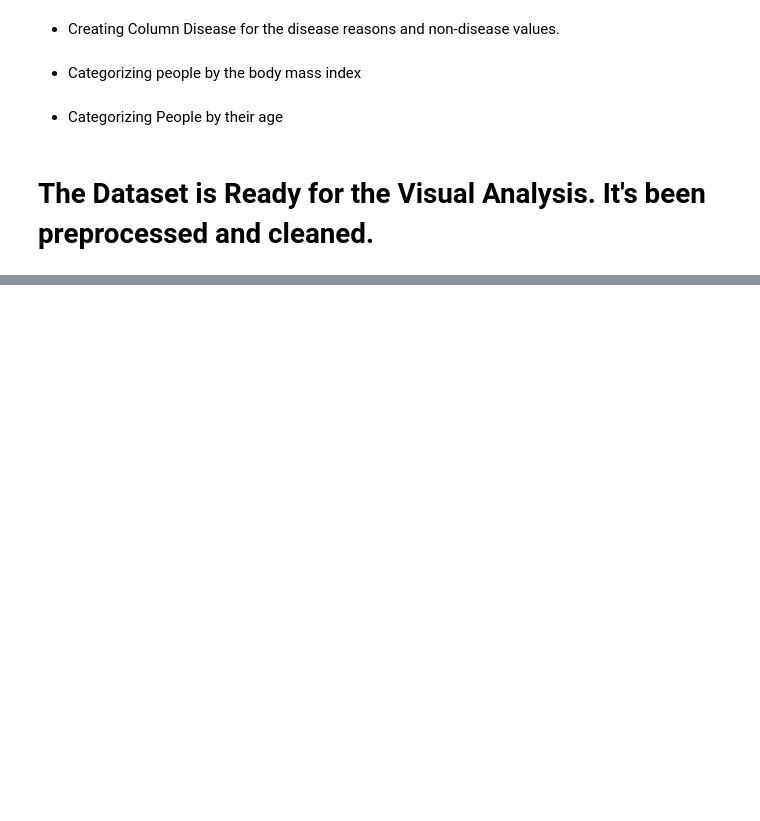
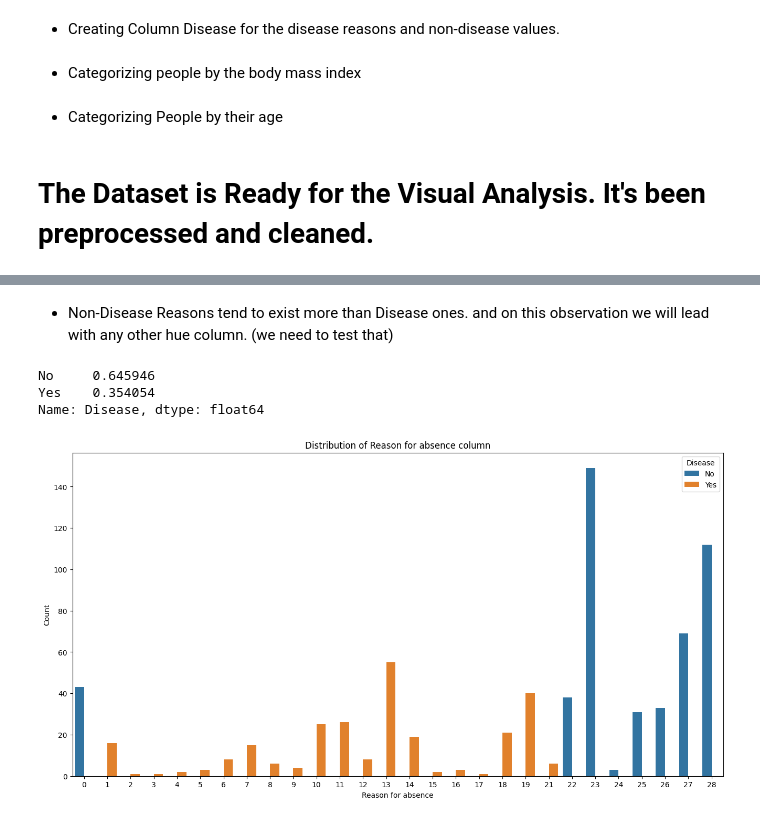
Before and after one commit to alaalmy-ahmed/Absenteeism-at-Work, a Jupyter notebook: knowing the data.ipynb, the cells around one changed output, grey strips where cells are left out. Cells and saved outputs as stored; diff of their text form; code cells hidden in the pictures; blank space fills up the shorter version.

```diff
--- a/knowing the data.ipynb
+++ b/knowing the data.ipynb
@@ -143,0 +254,10 @@ preprocessed_data['Career level'] = preprocessed_data['Age'].apply(age_categoriz
+# %% [markdown]
+- Non-Disease Reasons tend to exist more than Disease ones. and on this observation we will lead with any other hue column. (we need to test that)
+# %%
+print(preprocessed_data.Disease.value_counts(normalize=True))
+plot_distribution('Reason for absence', figsize=(16, 8), hue='Disease')
+# %% [output]
+No     0.645946
+Yes    0.354054
+Name: Disease, dtype: float64
+[figure, added]
```
Also changed, not shown: parts of 24 cells of this notebook, 46 other files.
